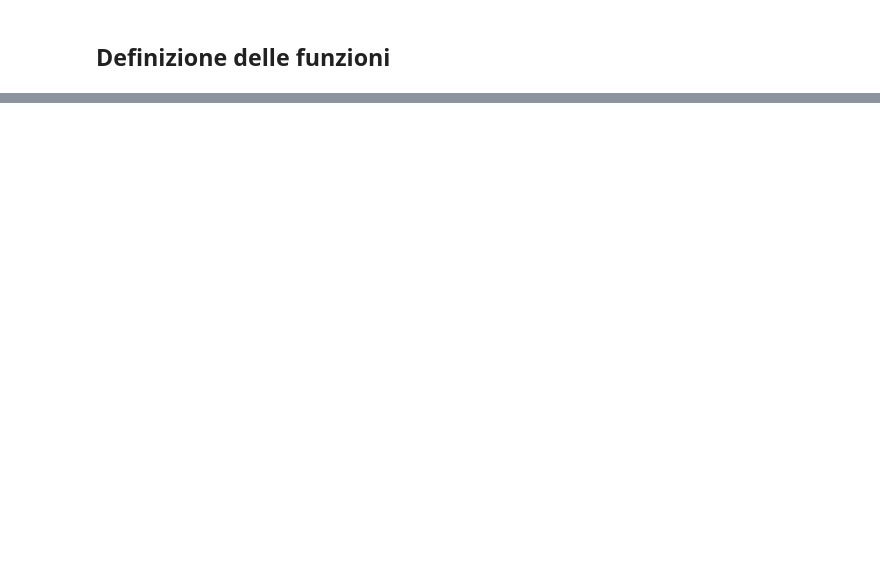
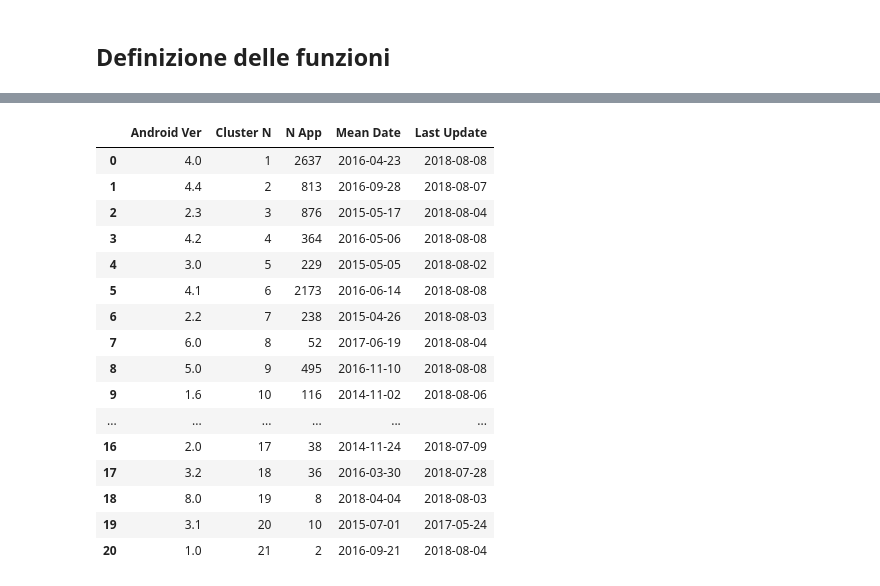
Before and after one commit to MPorcinoBicocca/Fcs_porcino_colombo, a Jupyter notebook: Final Project.ipynb, the cells around one changed output, grey strips where cells are left out. Cells and saved outputs as stored; diff of their text form; code cells hidden in the pictures; blank space fills up the shorter version.

```diff
--- a/Final Project.ipynb
+++ b/Final Project.ipynb
@@ -280,4 +236,6 @@ cleaned_gps.columns = new_columns
 cleaned_gps['Installs'] = pd.to_numeric(cleaned_gps['Installs'], downcast='integer')
 cleaned_gps['Size'] = pd.to_numeric(cleaned_gps['Size'], downcast='integer')
 cleaned_gps['Reviews'] = pd.to_numeric(cleaned_gps['Reviews'], downcast='integer')
+cleaned_gps['Android Ver'] = cleaned_gps['Android Ver'].apply(str)
+cleaned_gps['Current Ver'] = cleaned_gps['Current Ver'].apply(str)
 # %%
@@ -516,0 +448,52 @@ text
+# %%
+'''
+    Clustering delle app secondo la versione di Android (prime due cifre)
+    Calcolo della data media e dell'ultima data degli aggiornamenti
+'''
+
+#estrazione di tutte le versioni di android (2 cifre) presenti nel DataFrame e creazione del dizionario
+# per l'assegnazione del cluster ad ogni riga
+android_ver = []
+avg_date = []
+last_update = []
+n_app = []
+for i in cleaned_gps['Android Ver'].unique():
+    if(i[:3] not in android_ver):
+        android_ver.append(i[:3])
+
+cluster_num = [i for i in np.arange(1,len(android_ver)+1,1)]
+android_dict = dict(zip(android_ver,cluster_num))
+
+#assegnazione delle righe ai rispettivi cluster
+cleaned_gps['Cluster N'] = cleaned_gps['Android Ver'].apply(lambda x: android_dict[x[:3]])
+
+#calcolo della data media per cluster e dell'ultima data degli aggiornamenti
+for n in cleaned_gps['Cluster N'].unique():
+    start = cleaned_gps[cleaned_gps['Cluster N'] == n]['Last Updated'].min()
+    end = cleaned_gps[cleaned_gps['Cluster N'] == n]['Last Updated'].max()
+    avg_date.append((start + (end - start)/2).strftime('%Y-%m-%d'))
+    last_update.append(end)
+    n_app.append(len(cleaned_gps[cleaned_gps['Cluster N'] == n]))
+
+cluster_df = pd.DataFrame({'Android Ver': list(android_dict.keys()), 'Cluster N': list(android_dict.values()),
+                           'N App': n_app, 'Mean Date': avg_date, 'Last Update': last_update})
+# %%
+cluster_df
+# %% [output]
+|  | Android Ver | Cluster N | N App | Mean Date | Last Update |
+| 0 | 4.0 | 1 | 2637 | 2016-04-23 | 2018-08-08 |
+| 1 | 4.4 | 2 | 813 | 2016-09-28 | 2018-08-07 |
+| 2 | 2.3 | 3 | 876 | 2015-05-17 | 2018-08-04 |
+| 3 | 4.2 | 4 | 364 | 2016-05-06 | 2018-08-08 |
+| 4 | 3.0 | 5 | 229 | 2015-05-05 | 2018-08-02 |
+| 5 | 4.1 | 6 | 2173 | 2016-06-14 | 2018-08-08 |
+| 6 | 2.2 | 7 | 238 | 2015-04-26 | 2018-08-03 |
+| 7 | 6.0 | 8 | 52 | 2017-06-19 | 2018-08-04 |
+| 8 | 5.0 | 9 | 495 | 2016-11-10 | 2018-08-08 |
+| 9 | 1.6 | 10 | 116 | 2014-11-02 | 2018-08-06 |
+| ... | ... | ... | ... | ... | ... |
+| 16 | 2.0 | 17 | 38 | 2014-11-24 | 2018-07-09 |
+| 17 | 3.2 | 18 | 36 | 2016-03-30 | 2018-07-28 |
+| 18 | 8.0 | 19 | 8 | 2018-04-04 | 2018-08-03 |
+| 19 | 3.1 | 20 | 10 | 2015-07-01 | 2017-05-24 |
+| 20 | 1.0 | 21 | 2 | 2016-09-21 | 2018-08-04 |
```
Also changed, not shown: parts of 29 cells of this notebook.
